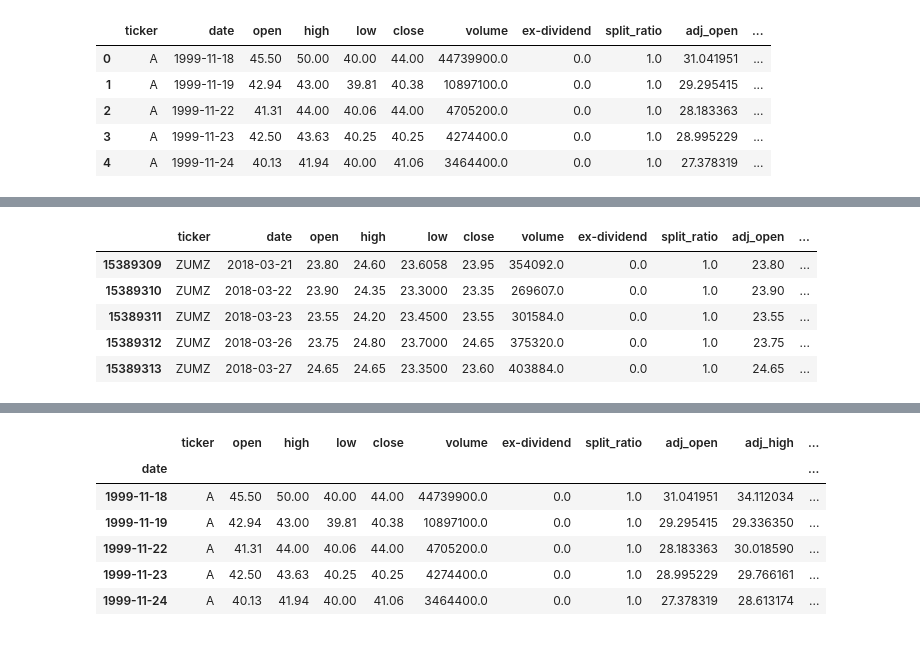
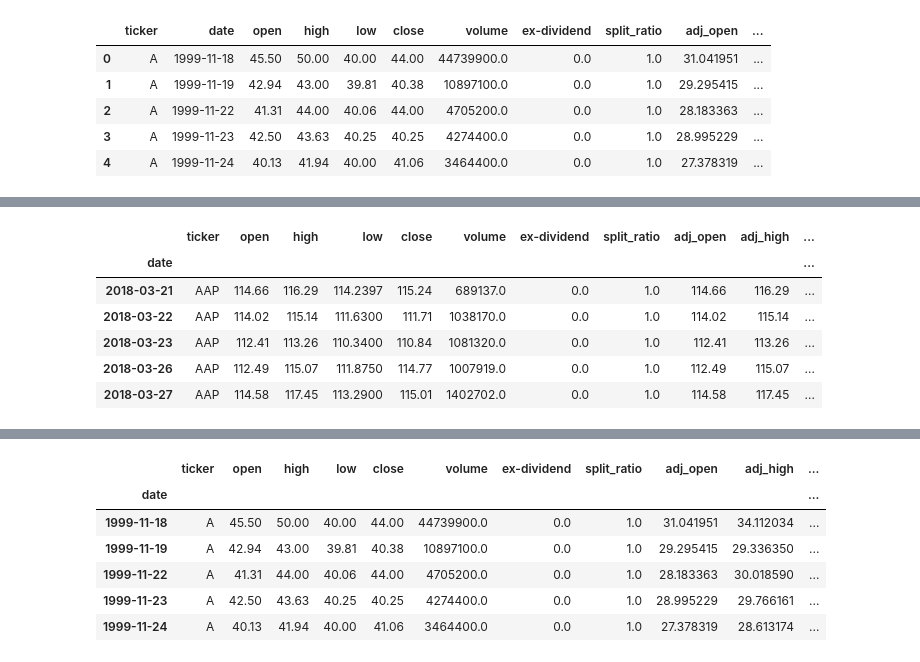
Before and after one commit to qnguyen1010/Springboard, a Jupyter notebook: Stock Price__Capstone 1__SP.ipynb, the cells around one changed output, grey strips where cells are left out. Cells and saved outputs as stored; diff of their text form; code cells hidden in the pictures.

```diff
--- a/Stock Price__Capstone 1__SP.ipynb
+++ b/Stock Price__Capstone 1__SP.ipynb
@@ -36,3 +36,12 @@ df.head()
 | 2 | A | 1999-11-22 | 41.31 | 44.00 | 40.06 | 44.00 | 4705200.0 | 0.0 | 1.0 | 28.183363 | ... |
 | 3 | A | 1999-11-23 | 42.50 | 43.63 | 40.25 | 40.25 | 4274400.0 | 0.0 | 1.0 | 28.995229 | ... |
 | 4 | A | 1999-11-24 | 40.13 | 41.94 | 40.00 | 41.06 | 3464400.0 | 0.0 | 1.0 | 27.378319 | ... |
+# %%
+#Set 'date' as index for time series
+df.date = pd.to_datetime(df['date']) #convert 'date' to DateTime object
+df.set_index('date', inplace = True) #set 'date' as index
+
+#Add year, month, day_of_week to df
+df['year'], df['month'], df['day_of_week'] = df.index.year, df.index.month, df.index.weekday_name
+
+df.head()
@@ -38,0 +56,4 @@ df.head()
+# %%
+aap = df.loc[df['ticker']=='AAP',:] #extract aap from df
+aap['close'].plot(title='AAP Close') #plot Close price of AAP
+plt.show()
@@ -39,9 +111,12 @@ df.head()
+# %%
+sample = aap.loc['2018-01-01':'2018-03-27',:]
 # %%
-df.tail()
+sample.tail()
 # %% [output]
-|  | ticker | date | open | high | low | close | volume | ex-dividend | split_ratio | adj_open | ... |
-| 15389309 | ZUMZ | 2018-03-21 | 23.80 | 24.60 | 23.6058 | 23.95 | 354092.0 | 0.0 | 1.0 | 23.80 | ... |
-| 15389310 | ZUMZ | 2018-03-22 | 23.90 | 24.35 | 23.3000 | 23.35 | 269607.0 | 0.0 | 1.0 | 23.90 | ... |
-| 15389311 | ZUMZ | 2018-03-23 | 23.55 | 24.20 | 23.4500 | 23.55 | 301584.0 | 0.0 | 1.0 | 23.55 | ... |
-| 15389312 | ZUMZ | 2018-03-26 | 23.75 | 24.80 | 23.7000 | 24.65 | 375320.0 | 0.0 | 1.0 | 23.75 | ... |
-| 15389313 | ZUMZ | 2018-03-27 | 24.65 | 24.65 | 23.3500 | 23.60 | 403884.0 | 0.0 | 1.0 | 24.65 | ... |
+|  | ticker | open | high | low | close | volume | ex-dividend | split_ratio | adj_open | adj_high | ... |
+| date |  |  |  |  |  |  |  |  |  |  | ... |
+| 2018-03-21 | AAP | 114.66 | 116.29 | 114.2397 | 115.24 | 689137.0 | 0.0 | 1.0 | 114.66 | 116.29 | ... |
+| 2018-03-22 | AAP | 114.02 | 115.14 | 111.6300 | 111.71 | 1038170.0 | 0.0 | 1.0 | 114.02 | 115.14 | ... |
+| 2018-03-23 | AAP | 112.41 | 113.26 | 110.3400 | 110.84 | 1081320.0 | 0.0 | 1.0 | 112.41 | 113.26 | ... |
+| 2018-03-26 | AAP | 112.49 | 115.07 | 111.8750 | 114.77 | 1007919.0 | 0.0 | 1.0 | 112.49 | 115.07 | ... |
+| 2018-03-27 | AAP | 114.58 | 117.45 | 113.2900 | 115.01 | 1402702.0 | 0.0 | 1.0 | 114.58 | 117.45 | ... |
```
Also changed, not shown: parts of 24 cells of this notebook.
